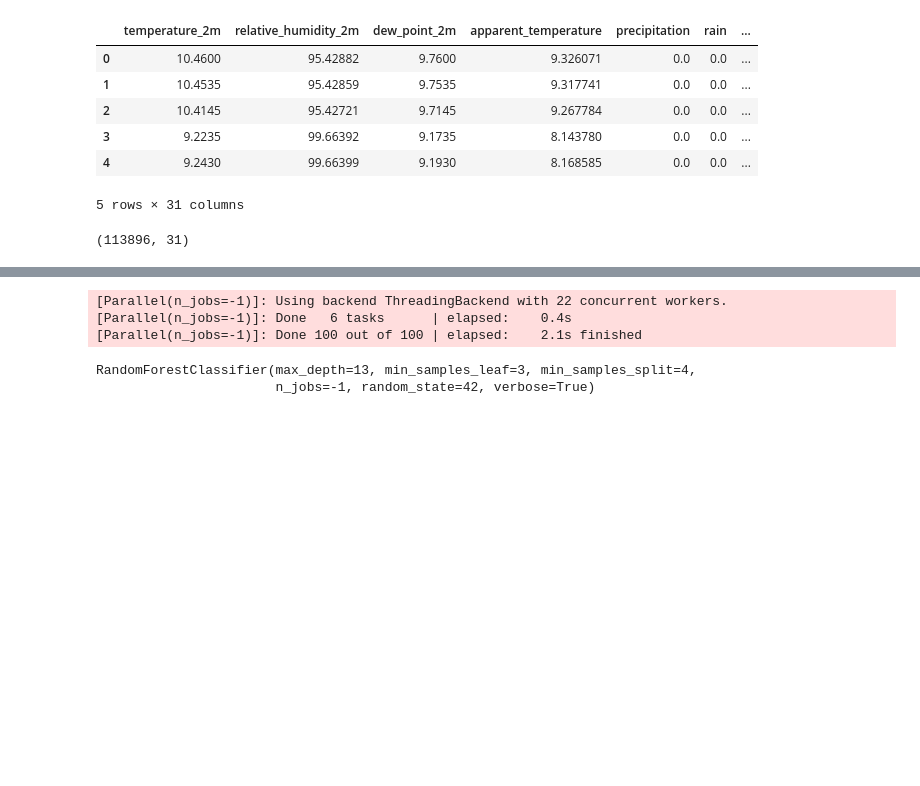
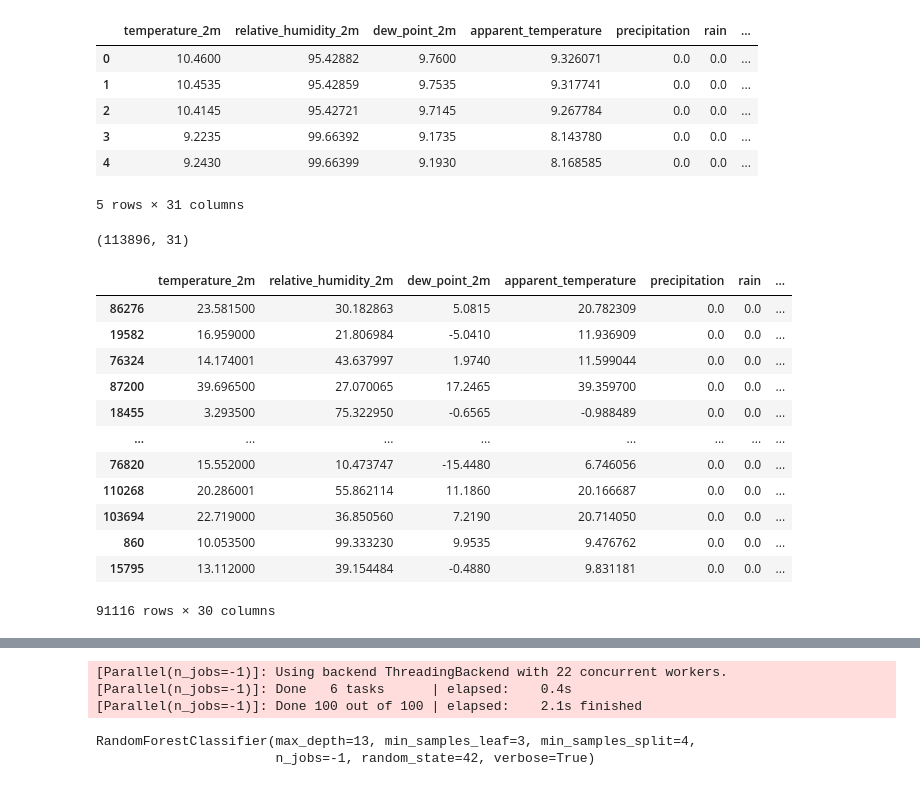
Before and after one commit to ABHIRAM1234/Machine-Learning-CSCI-5612-872-Project, a Jupyter notebook: Modeling/RandomForest.ipynb, the cells around one changed output, grey strips where cells are left out. Drawn from its saved outputs; the diff is of its cells as text; code cells hidden in the pictures; blank space fills up the shorter version.

```diff
--- a/Modeling/RandomForest.ipynb
+++ b/Modeling/RandomForest.ipynb
@@ -29,3 +29,19 @@ import optuna
 from sklearn.metrics import accuracy_score
 # %%
 X_train, X_test, y_train, y_test = train_test_split(X, y, test_size=0.2, random_state=42)
+# %%
+X_train
+# %% [output]
+|  | temperature_2m | relative_humidity_2m | dew_point_2m | apparent_temperature | precipitation | rain | ... |
+| 86276 | 23.581500 | 30.182863 | 5.0815 | 20.782309 | 0.0 | 0.0 | ... |
+| 19582 | 16.959000 | 21.806984 | -5.0410 | 11.936909 | 0.0 | 0.0 | ... |
+| 76324 | 14.174001 | 43.637997 | 1.9740 | 11.599044 | 0.0 | 0.0 | ... |
+| 87200 | 39.696500 | 27.070065 | 17.2465 | 39.359700 | 0.0 | 0.0 | ... |
+| 18455 | 3.293500 | 75.322950 | -0.6565 | -0.988489 | 0.0 | 0.0 | ... |
+| ... | ... | ... | ... | ... | ... | ... | ... |
+| 76820 | 15.552000 | 10.473747 | -15.4480 | 6.746056 | 0.0 | 0.0 | ... |
+| 110268 | 20.286001 | 55.862114 | 11.1860 | 20.166687 | 0.0 | 0.0 | ... |
+| 103694 | 22.719000 | 36.850560 | 7.2190 | 20.714050 | 0.0 | 0.0 | ... |
+| 860 | 10.053500 | 99.333230 | 9.9535 | 9.476762 | 0.0 | 0.0 | ... |
+| 15795 | 13.112000 | 39.154484 | -0.4880 | 9.831181 | 0.0 | 0.0 | ... |
+91116 rows × 30 columns
```
Also changed, not shown: parts of 2 cells of this notebook, 8 other files.
